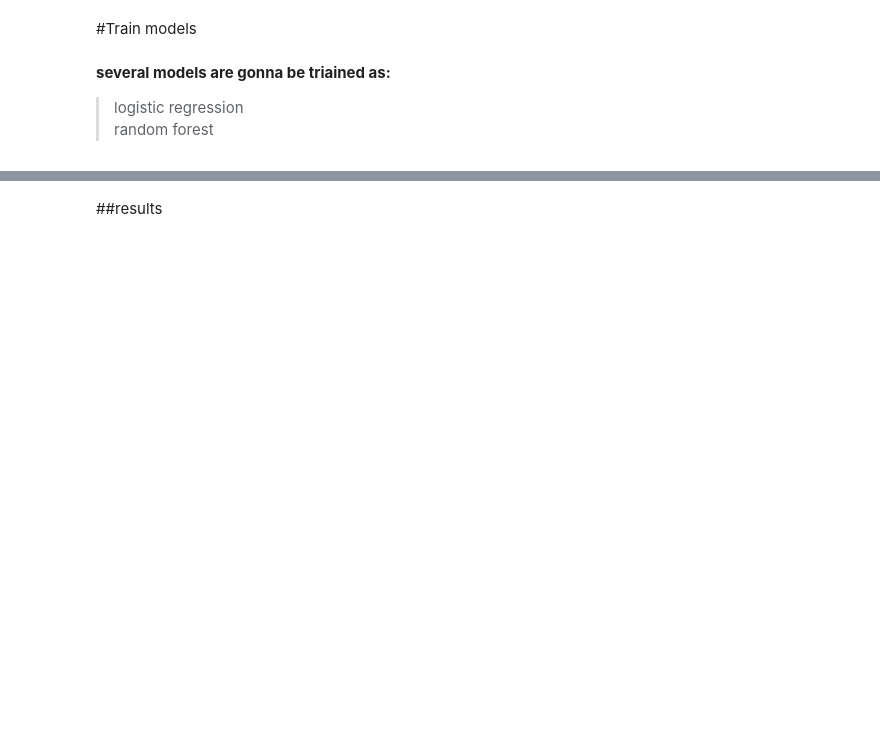
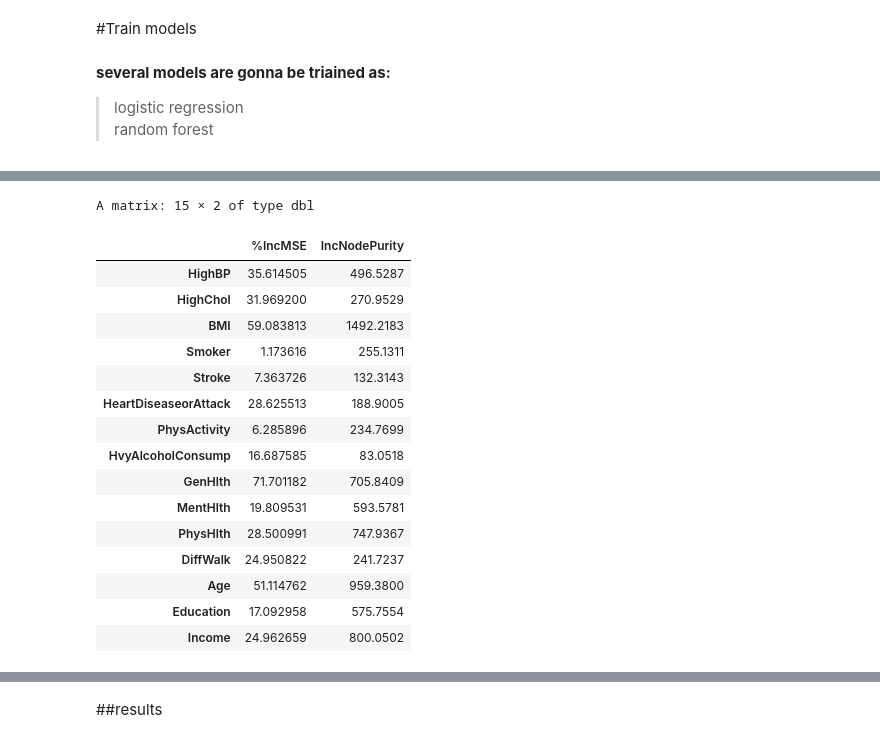
Before and after one commit to AAhmadS/Diabetes-diagnosis-R, a Jupyter notebook: R_HW2_md.ipynb, the cells around one changed output, grey strips where cells are left out. Drawn from its saved outputs; the diff is of its cells as text; code cells hidden in the pictures; blank space fills up the shorter version.

```diff
--- a/R_HW2_md.ipynb
+++ b/R_HW2_md.ipynb
@@ -1018,0 +912,20 @@ classifiers_models_test <- function(clf_names, clf_list){
+# %%
+importance(clf_rdf)
+# %% [output]
+A matrix: 15 × 2 of type dbl
+|  | %IncMSE | IncNodePurity |
+| HighBP | 35.614505 | 496.5287 |
+| HighChol | 31.969200 | 270.9529 |
+| BMI | 59.083813 | 1492.2183 |
+| Smoker | 1.173616 | 255.1311 |
+| Stroke | 7.363726 | 132.3143 |
+| HeartDiseaseorAttack | 28.625513 | 188.9005 |
+| PhysActivity | 6.285896 | 234.7699 |
+| HvyAlcoholConsump | 16.687585 | 83.0518 |
+| GenHlth | 71.701182 | 705.8409 |
+| MentHlth | 19.809531 | 593.5781 |
+| PhysHlth | 28.500991 | 747.9367 |
+| DiffWalk | 24.950822 | 241.7237 |
+| Age | 51.114762 | 959.3800 |
+| Education | 17.092958 | 575.7554 |
+| Income | 24.962659 | 800.0502 |
```
Also changed, not shown: parts of 17 cells of this notebook.
